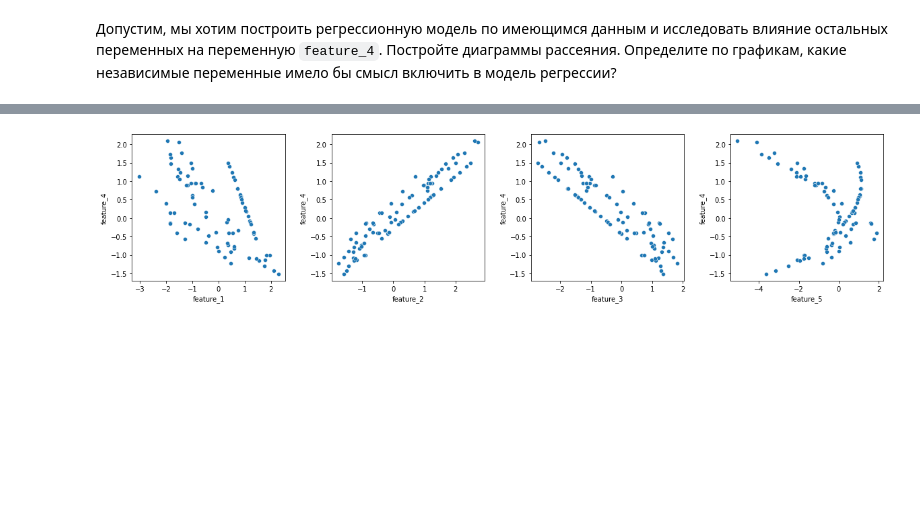
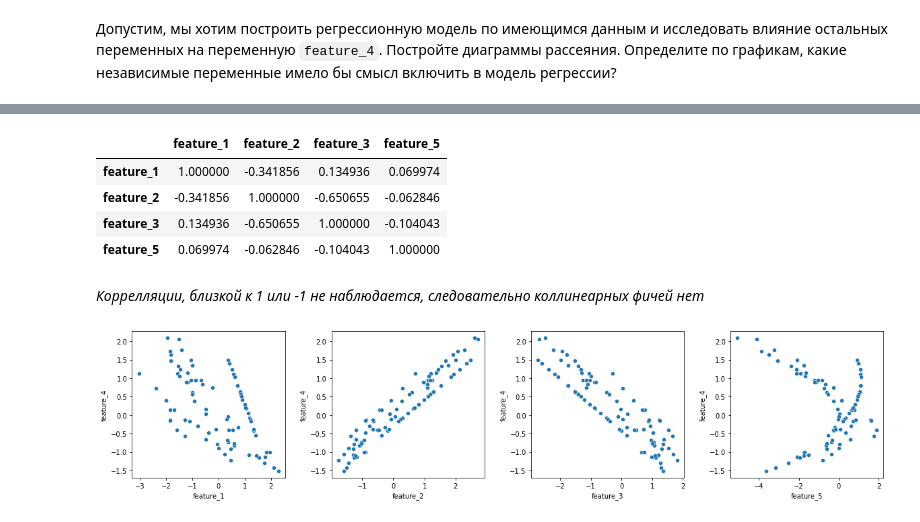
Before and after one commit to ilapro53/skillbox_ml_hw_4sm, a Jupyter notebook: homework3.6/jun_ml_EDA_hw.ipynb, the cells around one changed output, grey strips where cells are left out. Saved outputs shown, nothing was run; the diff lists cells and outputs as text; code cells hidden in the pictures; blank space fills up the shorter version.

```diff
--- a/homework3.6/jun_ml_EDA_hw.ipynb
+++ b/homework3.6/jun_ml_EDA_hw.ipynb
@@ -280,3 +318,21 @@ cleaned_df = clean_outliers(df)
+# %%
+# Расчет коррелляции между фичами
+features = [
+    'feature_1',
+    'feature_2',
+    'feature_3',
+    'feature_5',
+]
+
+df[features].corr()
+# %% [output]
+|  | feature_1 | feature_2 | feature_3 | feature_5 |
+| feature_1 | 1.000000 | -0.341856 | 0.134936 | 0.069974 |
+| feature_2 | -0.341856 | 1.000000 | -0.650655 | -0.062846 |
+| feature_3 | 0.134936 | -0.650655 | 1.000000 | -0.104043 |
+| feature_5 | 0.069974 | -0.062846 | -0.104043 | 1.000000 |
+# %% [markdown]
+*Коррелляции, близкой к 1 или -1 не наблюдается, следовательно коллинеарных фичей нет*
 # %%
 # Уеличим число столбиков bins
 fig, axs = plt.subplots(1, 4, figsize=(20, 4))
```
Also changed, not shown: parts of 3 cells of this notebook.
